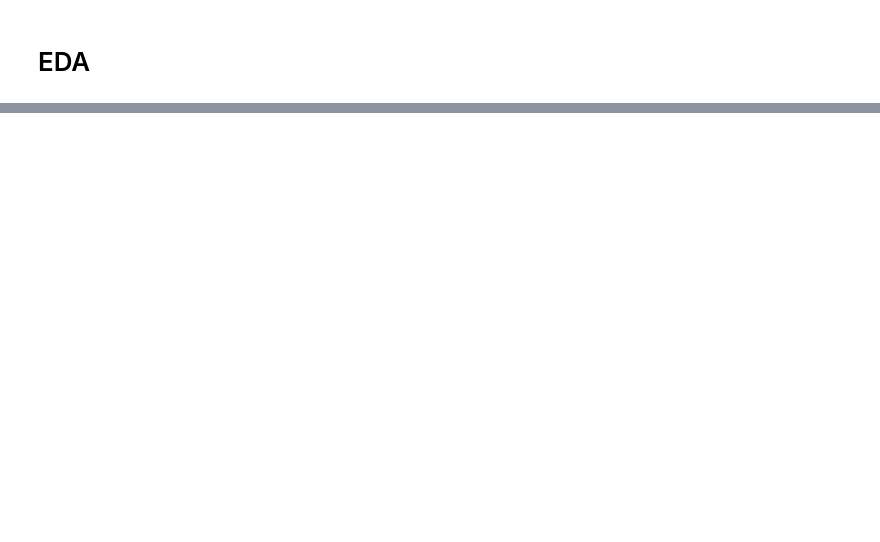
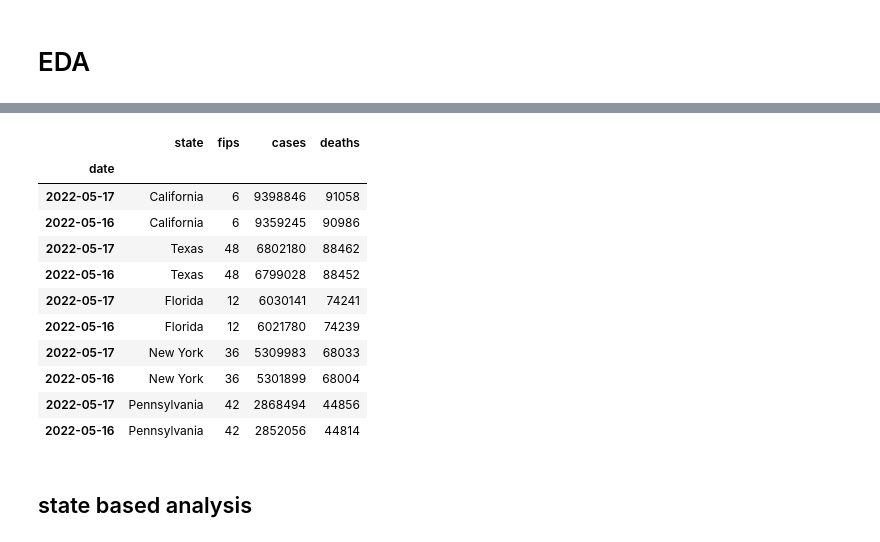
Before and after one commit to paritoshgupta/github-actions-demo, a Jupyter notebook: notebooks/Data_Science_With_Covid.ipynb, the cells around one changed output, grey strips where cells are left out. Drawn from its saved outputs; the diff is of its cells as text; code cells hidden in the pictures; blank space fills up the shorter version.

```diff
--- a/notebooks/Data_Science_With_Covid.ipynb
+++ b/notebooks/Data_Science_With_Covid.ipynb
@@ -14,0 +85,18 @@ df
+# %%
+current_df = df.loc[daybefore:today].sort_values(by=["deaths", "cases"], ascending=False)
+current_df.head(10)
+# %% [output]
+|  | state | fips | cases | deaths |
+| date |  |  |  |  |
+| 2022-05-17 | California | 6 | 9398846 | 91058 |
+| 2022-05-16 | California | 6 | 9359245 | 90986 |
+| 2022-05-17 | Texas | 48 | 6802180 | 88462 |
+| 2022-05-16 | Texas | 48 | 6799028 | 88452 |
+| 2022-05-17 | Florida | 12 | 6030141 | 74241 |
+| 2022-05-16 | Florida | 12 | 6021780 | 74239 |
+| 2022-05-17 | New York | 36 | 5309983 | 68033 |
+| 2022-05-16 | New York | 36 | 5301899 | 68004 |
+| 2022-05-17 | Pennsylvania | 42 | 2868494 | 44856 |
+| 2022-05-16 | Pennsylvania | 42 | 2852056 | 44814 |
+# %% [markdown]
+## state based analysis
```
Also changed, not shown: parts of 16 cells of this notebook.
